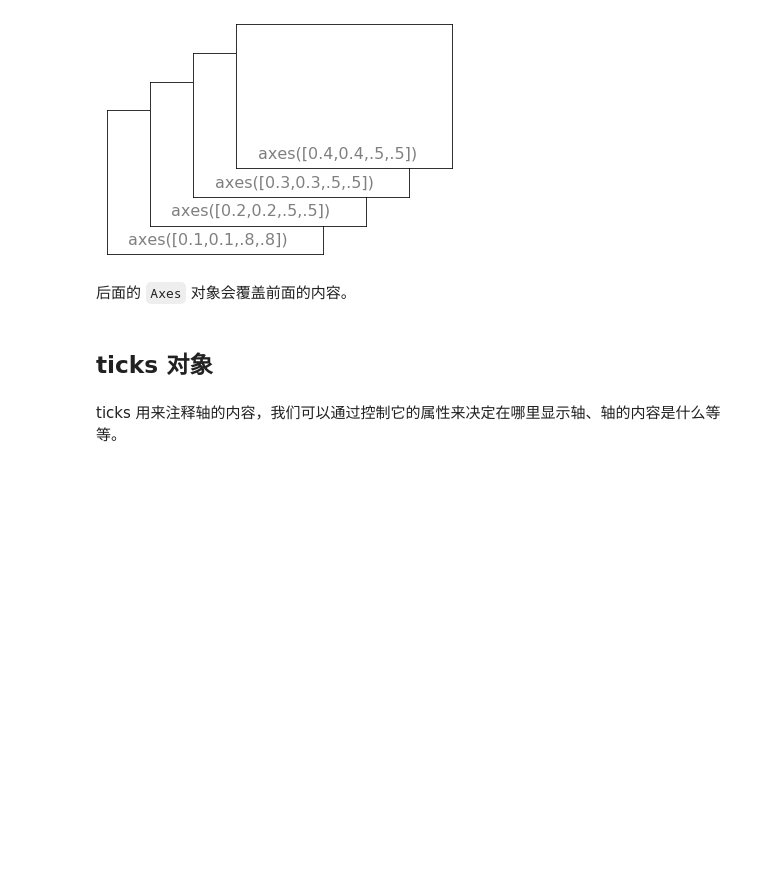
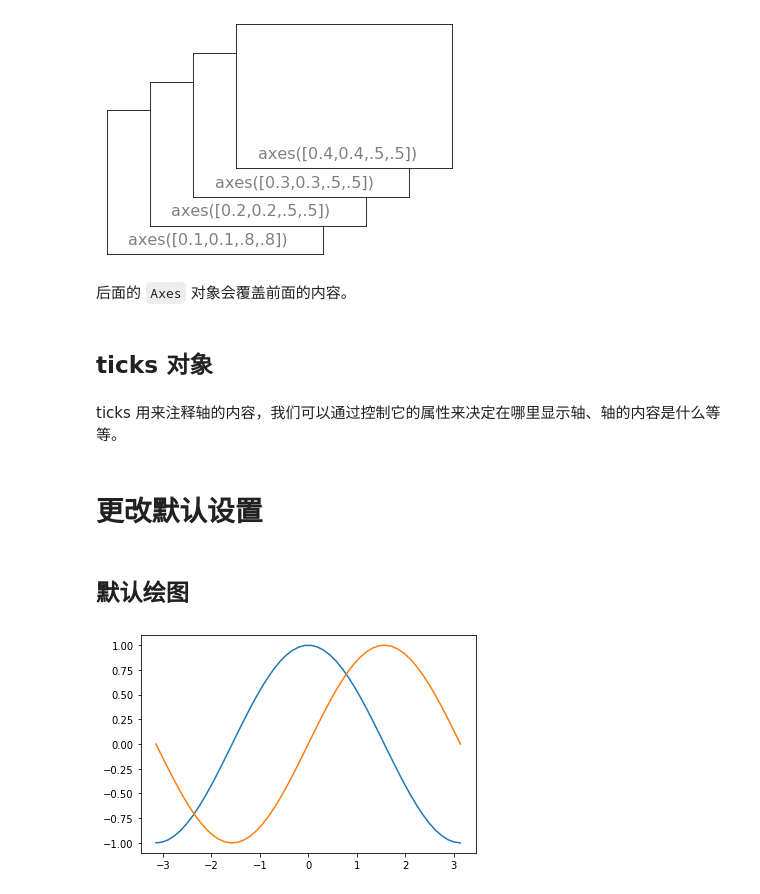
Before and after one commit to foreverimay/python_notes, a Jupyter notebook: Matplotlib介绍.ipynb, the cells around one changed output. Cells and saved outputs as stored; diff of their text form; code cells hidden in the pictures; blank space fills up the shorter version.

```diff
--- a/Matplotlib介绍.ipynb
+++ b/Matplotlib介绍.ipynb
@@ -1125,3 +1127,5 @@ show()
 ## ticks 对象
 # %% [markdown]
 ticks 用来注释轴的内容，我们可以通过控制它的属性来决定在哪里显示轴、轴的内容是什么等等。
+# %% [markdown]
+# 更改默认设置
@@ -1127,0 +1135,17 @@ ticks 用来注释轴的内容，我们可以通过控制它的属性来决定
+# %%
+# 生成三角函数
+x = np.linspace(-np.pi, np.pi)
+c, s = np.cos(x), np.sin(x)
+# %% [markdown]
+## 默认绘图
+# %%
+%matplotlib inline
+
+# 画图
+p = plt.plot(x,c)
+p = plt.plot(x,s)
+
+# 在脚本中需要加上这句才会显示图像
+plt.show()
+# %% [output]
+[figure, added]
```
Also changed, not shown: parts of 53 cells of this notebook.
